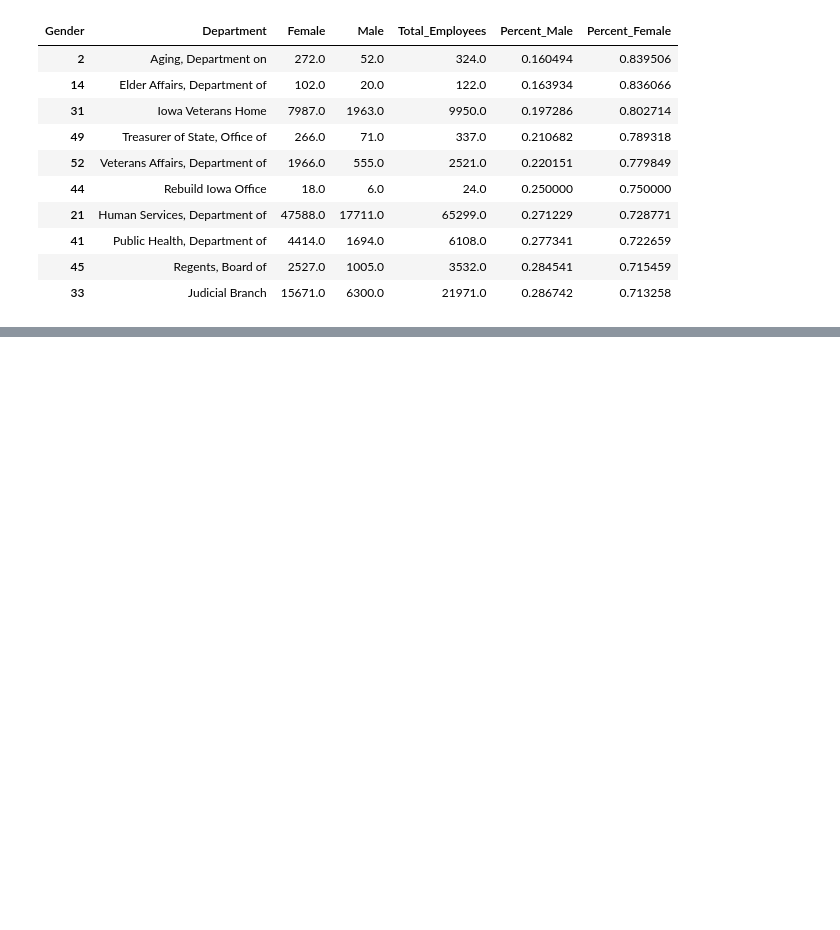
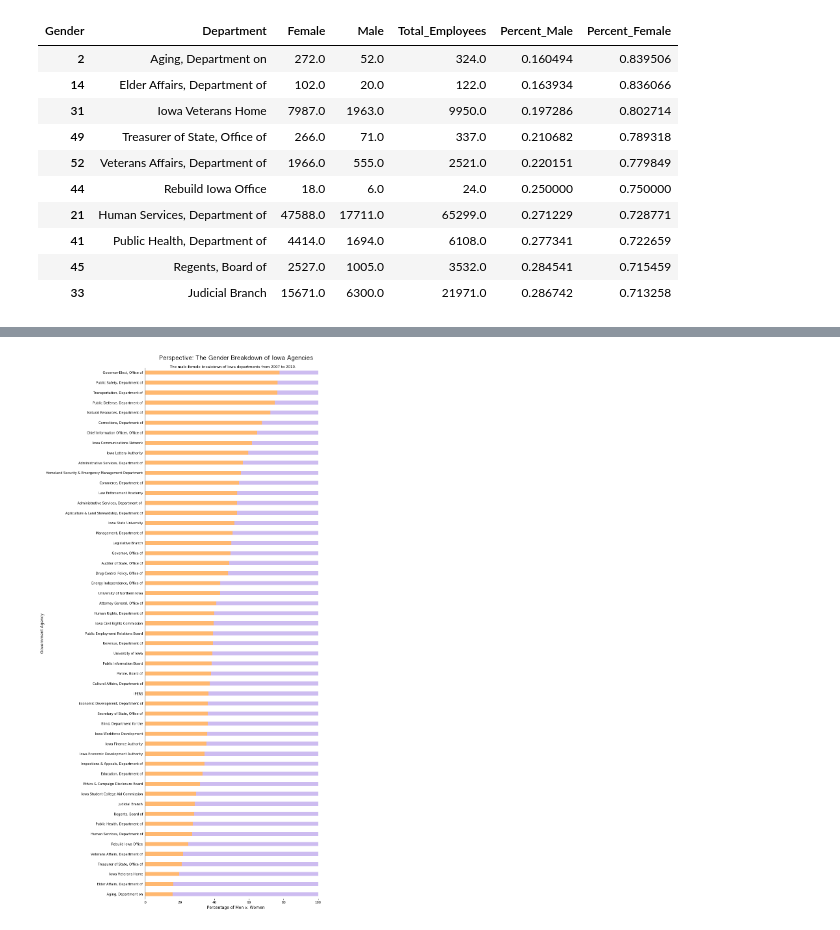
Before and after one commit to linleysanders/data-studio, a Jupyter notebook: Code/01-iowasalaries/Iowa Salary Book Analysis 2007 to 2017.ipynb, the cells around one changed output, grey strips where cells are left out. Cells and saved outputs as stored; diff of their text form; code cells hidden in the pictures; blank space fills up the shorter version.

```diff
--- a/Code/01-iowasalaries/Iowa Salary Book Analysis 2007 to 2017.ipynb
+++ b/Code/01-iowasalaries/Iowa Salary Book Analysis 2007 to 2017.ipynb
@@ -247,3 +241,50 @@ plt.show()
+# %%
+gender_colors = ['#FFB870', '#CDBCF0']
+
+ax = Female_Top.plot(kind='barh', x='Department', y=['Percent_Male', 'Percent_Female'], stacked=True, color=gender_colors, width=.4, legend=False, figsize=(10, 30))
+
+ax.set_title("Perspective: The Gender Breakdown of Iowa Agencies", pad=25)
+ax.title.set_fontname('Lao Sangam MN')
+ax.title.set_fontsize(20)
+ax.set_ylabel("Government Agency")
+ax.set_xlabel("Percentage of Men v. Women")
+plt.gcf().text(0.5, .88, "The male-female breakdown of Iowa departments from 2007 to 2010.", ha='center', fontsize=11)
+
+#FUNCTION FOR THE PERCENTAGE X-AXIS
+from matplotlib.ticker import FuncFormatter
+def with_percent(value, pos):
+    percent = value * 100
+    return "{}".format(int(percent))
+formatter = FuncFormatter(with_percent)
+
+#CHANGING SOME STYLIZED THINGS
+ax.spines['top'].set_visible(False)
+ax.spines['left'].set_visible(True)
+ax.spines['bottom'].set_visible(False)
+ax.spines['right'].set_visible(False)
+
+plt.rcParams.update({
+
+  'patch.linewidth': 0.2,
+  'patch.facecolor': '#348ABD',
+  'patch.edgecolor': '#EEEEEE',
+  'patch.antialiased': True,
+  'font.size': 10.0,
+  'axes.edgecolor': 'black',
+  'axes.grid': False,
+  'axes.linewidth': 1.2,
+
+})
+
+ax.set_axisbelow(True)
+ax.tick_params(which='major', left=False)
+
+ax.xaxis.set_major_formatter(formatter)
+
+plt.savefig("full_split_top.pdf")
+plt.show()
+# %% [output]
+[figure, added]
 # %%
 gender_colors = ['#FFB870', '#CDBCF0']
 
```
Also changed, not shown: parts of 6 cells of this notebook, 8 other files.
